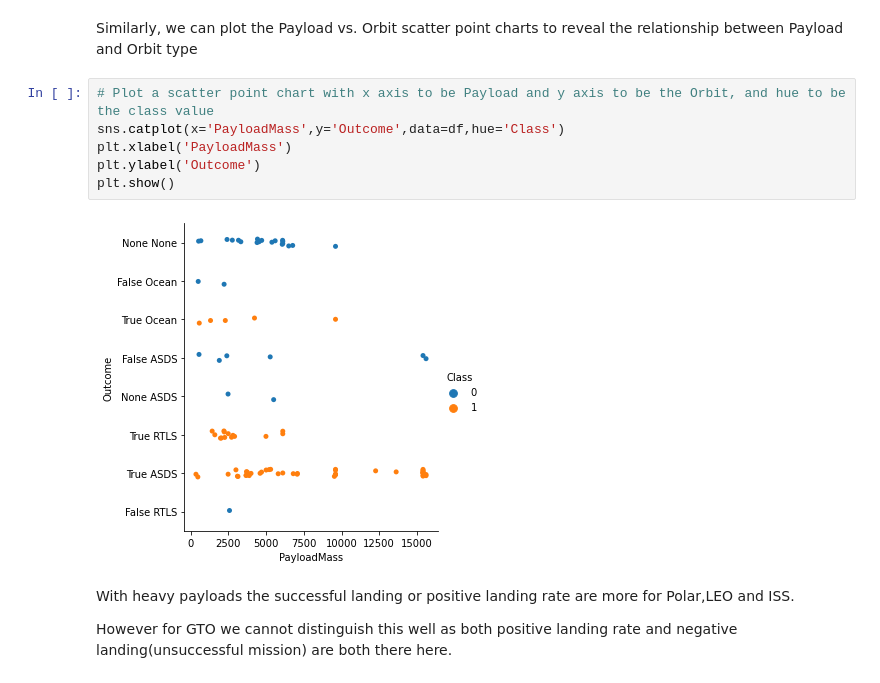
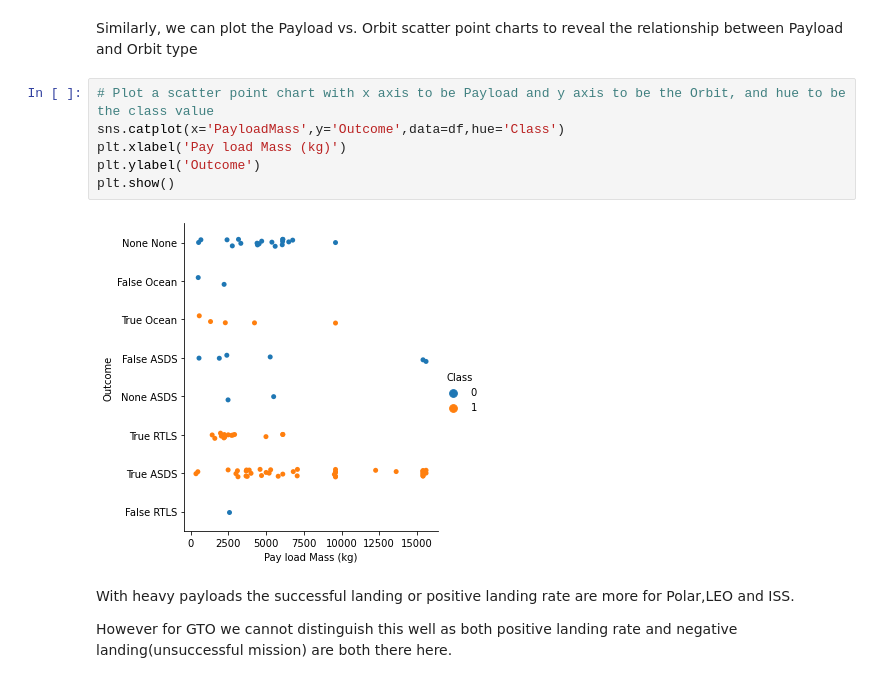
Before and after one commit to jaolartem/capstone-data-sciences, a Jupyter notebook: jupyter-labs-eda-dataviz.ipynb, the cells around one changed output. Drawn from its saved outputs; the diff is of its cells as text.

```diff
--- a/jupyter-labs-eda-dataviz.ipynb
+++ b/jupyter-labs-eda-dataviz.ipynb
@@ -145,11 +145,11 @@ Similarly, we can plot the Payload vs. Orbit scatter point charts to reveal the
 # %%
 # Plot a scatter point chart with x axis to be Payload and y axis to be the Orbit, and hue to be the class value
 sns.catplot(x='PayloadMass',y='Outcome',data=df,hue='Class')
-plt.xlabel('PayloadMass')
+plt.xlabel('Pay load Mass (kg)')
 plt.ylabel('Outcome')
 plt.show()
 # %% [output]
-[figure, old version]
+[figure, new version]
 # %% [markdown]
 With heavy payloads the successful landing or positive landing rate are more for Polar,LEO and ISS.
 
```
Also changed, not shown: parts of 3 cells of this notebook.
